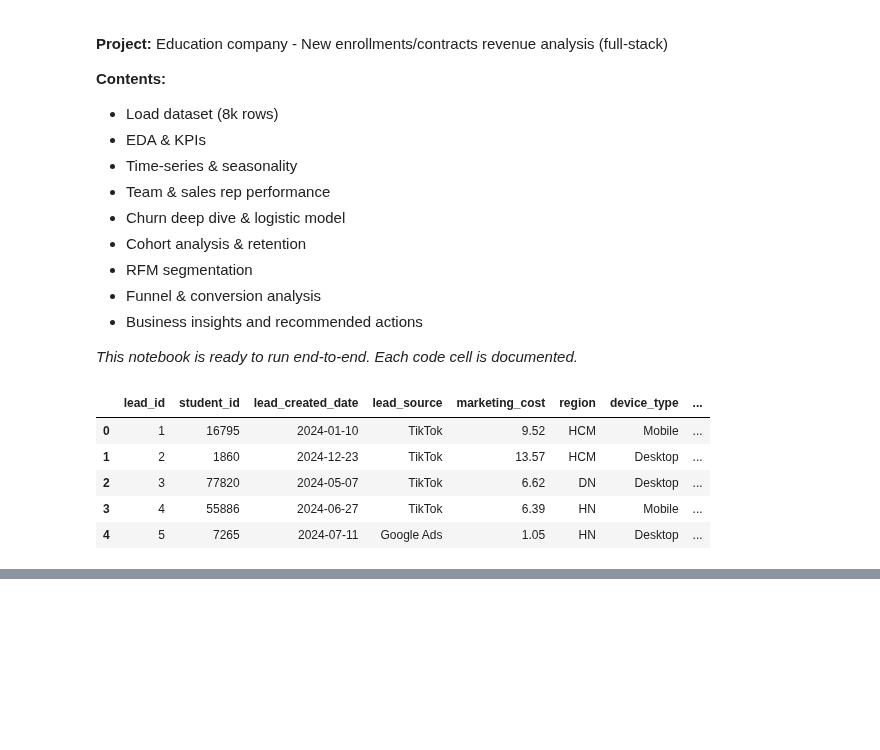
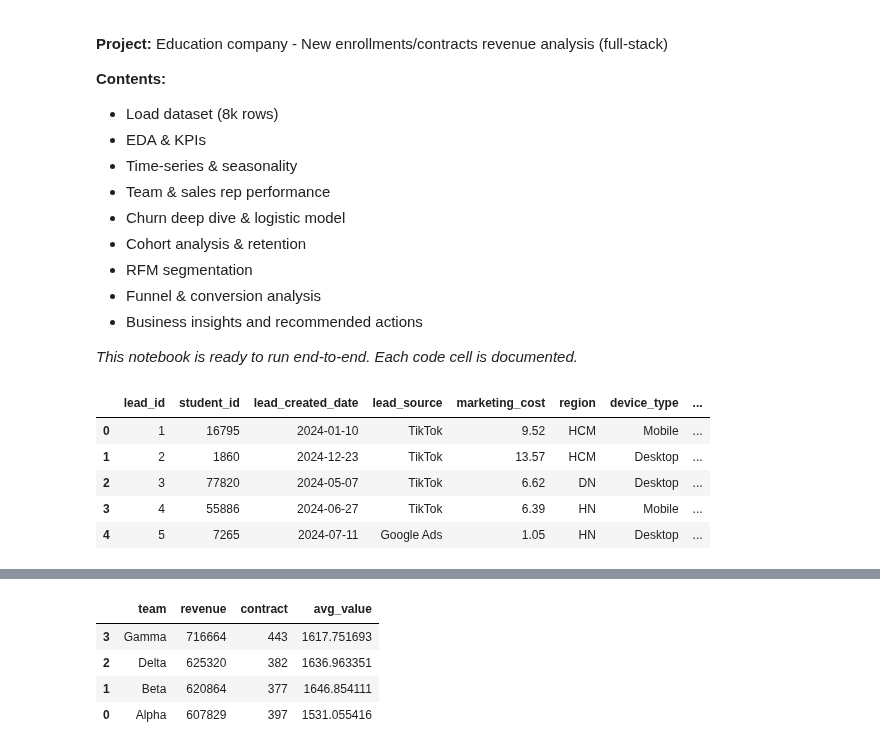
Before and after one commit to noahnoahnoahtran/EDA, a Jupyter notebook: 12_education_revenue/analysis.ipynb, the cells around one changed output, grey strips where cells are left out. Saved outputs shown, nothing was run; the diff lists cells and outputs as text; code cells hidden in the pictures; blank space fills up the shorter version.

```diff
--- a/12_education_revenue/analysis.ipynb
+++ b/12_education_revenue/analysis.ipynb
@@ -223,0 +168,14 @@ fig.show()
+# %%
+# Team & Sales rep performance
+team_perf = df[df["contract_value"]>0].groupby("team").agg(
+    revenue=("contract_value", "sum"),
+    contract=("lead_id", "count"),
+    avg_value=("contract_value", "mean")
+).reset_index().sort_values("revenue", ascending=False)
+team_perf
+# %% [output]
+|  | team | revenue | contract | avg_value |
+| 3 | Gamma | 716664 | 443 | 1617.751693 |
+| 2 | Delta | 625320 | 382 | 1636.963351 |
+| 1 | Beta | 620864 | 377 | 1646.854111 |
+| 0 | Alpha | 607829 | 397 | 1531.055416 |
```
Also changed, not shown: parts of 15 cells of this notebook.
